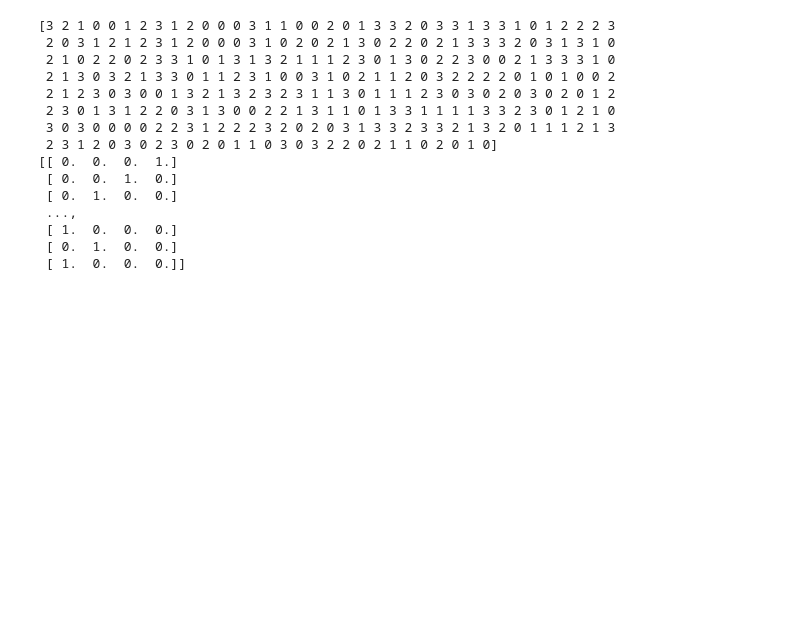
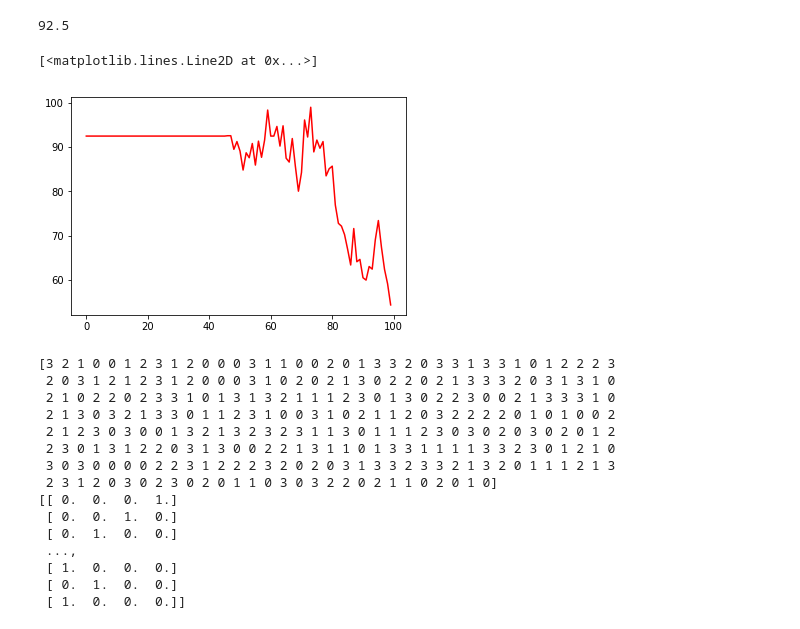
Before and after one commit to kunalpatel1793/Neural-Nets-Final-Project, a Jupyter notebook: KerasTesting.ipynb, the cells around one changed output. Saved outputs shown, nothing was run; the diff lists cells and outputs as text; code cells hidden in the pictures; blank space fills up the shorter version.

```diff
--- a/KerasTesting.ipynb
+++ b/KerasTesting.ipynb
@@ -31,3 +80,10 @@ print labels.shape
+# %%
+print data[56,0,17]
+plt.plot(data[56,:100,17], color='red')
+# %% [output]
+92.5
+[<matplotlib.lines.Line2D at 0x...>]
+[figure, added]
 # %%
 #one-hot-encode the data for use with categorical_crossentropy
 labels_cata = labels - 769
```
Also changed, not shown: parts of 8 cells of this notebook.
